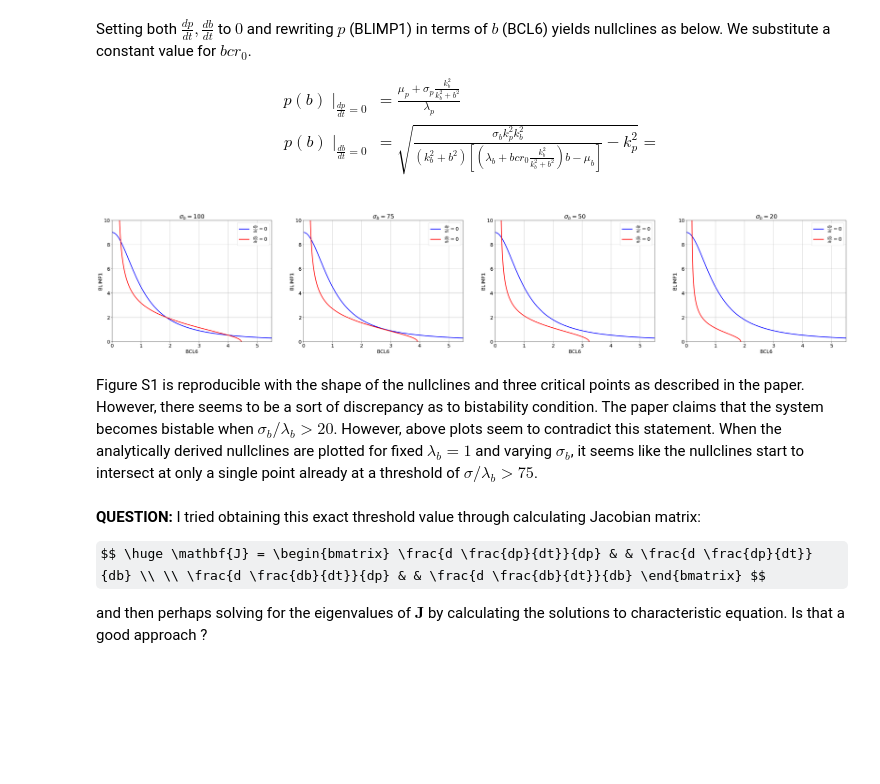
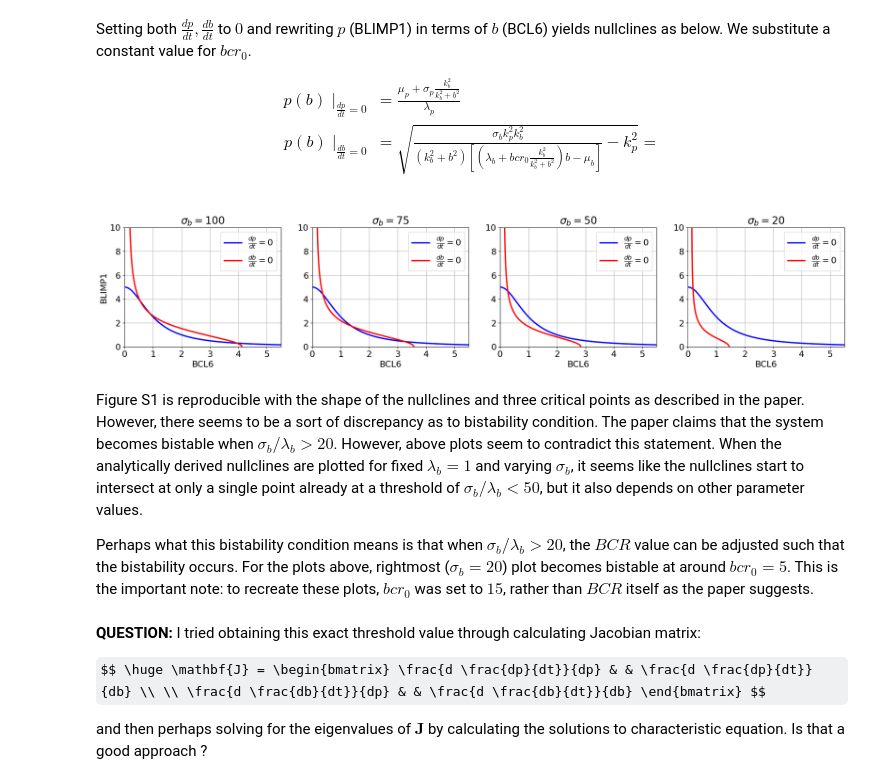
Before and after one commit to barrgol/gc-cell-differentiation, a Jupyter notebook: notebook.ipynb, the cells around one changed output. Cells and saved outputs as stored; diff of their text form; code cells hidden in the pictures; some formulas as TeX source; blank space fills up the shorter version.

```diff
--- a/notebook.ipynb
+++ b/notebook.ipynb
@@ -253,43 +253,45 @@ bs = np.linspace(0, 5.5, 10000)
 mu_p = 1e-6
 mu_b = 2
 
-sigma_p = 9
+sigma_p = 5
 
 k_p = 1
 k_b = 1
 
 lam_p = 1
 lam_b = 1
 
 # The paper claims that the system becomes bistable under the condition that sigma_b / lambda_b = 20.
 # This seems not to be the case and we verify it by plotting nullclines for different values of sigma_b while keeping lambda_b constant.
 sigma_bs = [100, 75, 50, 20]
 
 # Plotting
-fig, axes = plt.subplots(1,4,figsize=(48,8))
+fig, axes = plt.subplots(1,4,figsize=(24,4))
+axes[0].set_ylabel("BLIMP1")
 
 for sigma_b, ax in zip(sigma_bs, axes.flatten()):
     dpdt = dpdt_nullcline(bs, k_b, mu_p, sigma_p, lam_p)
-    dbdt = dbdt_nullcline(bs, k_b, k_p, mu_b, sigma_b, lam_b, 11)
+    dbdt = dbdt_nullcline(bs, k_b, k_p, mu_b, sigma_b, lam_b, 15)
 
     ax.plot(bs, dpdt, color="blue", label=r"$\frac{dp}{dt} = 0$", lw=2.5)
     ax.plot(bs, dbdt, color="red", label=r"$\frac{db}{dt} = 0$", lw=2.5)
 
     ax.set_xlabel("BCL6")
-    ax.set_ylabel("BLIMP1")
     ax.set_title(r"$\sigma_b = $" + f"{sigma_b}")
 
     ax.set_ylim(0, 10)
     ax.set_xlim(0, 5.5)
 
     ax.grid()
     ax.legend()
 
 plt.show()
 # %% [output]
-[figure, old version]
+[figure, new version]
 # %% [markdown]
-Figure S1 is reproducible with the shape of the nullclines and three critical points as described in the paper. However, there seems to be a sort of discrepancy as to bistability condition. The paper claims that the system becomes bistable when $\sigma_b / \lambda_b \gt 20$. However, above plots seem to contradict this statement. When the analytically derived nullclines are plotted for fixed $\lambda_b = 1$ and varying $\sigma_b$, it seems like the nullclines start to intersect at only a single point already at a threshold of $\sigma / \lambda_b \gt 75$.
+Figure S1 is reproducible with the shape of the nullclines and three critical points as described in the paper. However, there seems to be a sort of discrepancy as to bistability condition. The paper claims that the system becomes bistable when $\sigma_b / \lambda_b \gt 20$. However, above plots seem to contradict this statement. When the analytically derived nullclines are plotted for fixed $\lambda_b = 1$ and varying $\sigma_b$, it seems like the nullclines start to intersect at only a single point already at a threshold of $\sigma_b / \lambda_b \lt 50$, but it also depends on other parameter values.
+
+Perhaps what this bistability condition means is that when $\sigma_b / \lambda_b \gt 20$, the $BCR$ value can be adjusted such that the bistability occurs. For the plots above, rightmost ($\sigma_b = 20$) plot becomes bistable at around $bcr_0 = 5$. This is the important note: to recreate these plots, $bcr_0$ was set to $15$, rather than $BCR$ itself as the paper suggests.
 # %% [markdown]
 **QUESTION:** I tried obtaining this exact threshold value through calculating Jacobian matrix:
 
```
Also changed, not shown: parts of 12 cells of this notebook.
